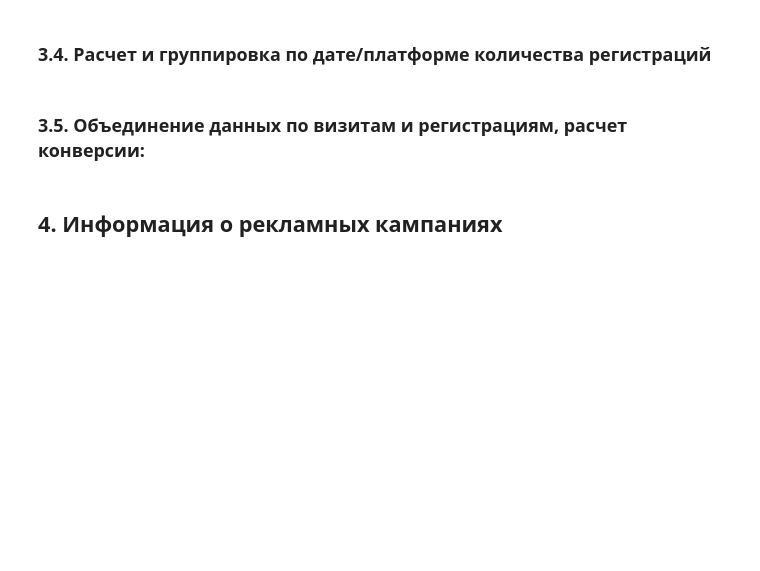
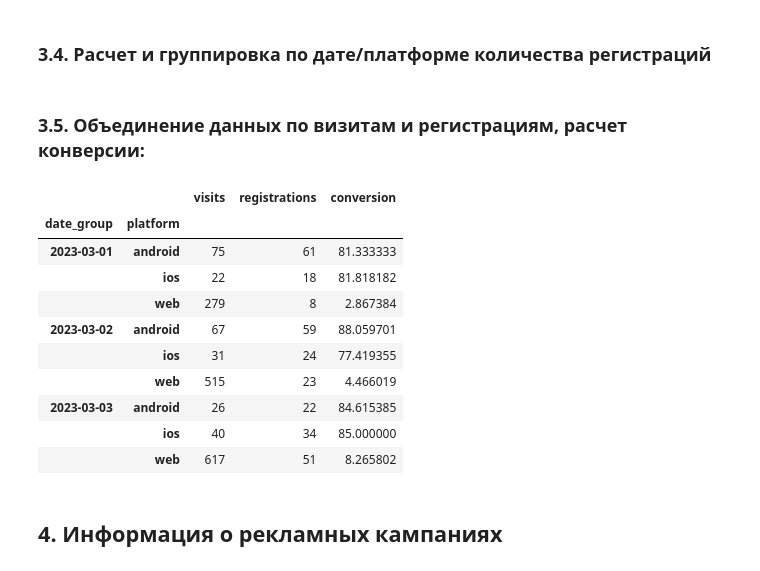
Before and after one commit to kostya2908/data-analytics-project-100, a Jupyter notebook: charts_project.ipynb, the cells around one changed output. Saved outputs shown, nothing was run; the diff lists cells and outputs as text; code cells hidden in the pictures; blank space fills up the shorter version.

```diff
--- a/charts_project.ipynb
+++ b/charts_project.ipynb
@@ -107,7 +136,19 @@ regs_grouped.set_index(['date_group', 'platform'], inplace=True)
 # %%
 conversion = vsts_grouped.join(regs_grouped['registrations'], on=['date_group', 'platform'])
 conversion['conversion'] = 100 * conversion['registrations'] / conversion['visits']
-#conversion.head()
+conversion.head(9)
+# %% [output]
+|  |  | visits | registrations | conversion |
+| date_group | platform |  |  |  |
+| 2023-03-01 | android | 75 | 61 | 81.333333 |
+|  | ios | 22 | 18 | 81.818182 |
+|  | web | 279 | 8 | 2.867384 |
+| 2023-03-02 | android | 67 | 59 | 88.059701 |
+|  | ios | 31 | 24 | 77.419355 |
+|  | web | 515 | 23 | 4.466019 |
+| 2023-03-03 | android | 26 | 22 | 84.615385 |
+|  | ios | 40 | 34 | 85.000000 |
+|  | web | 617 | 51 | 8.265802 |
 # %%
 conversion.to_json('conversion.json', orient='table')
 # %% [markdown]
```
Also changed, not shown: parts of 5 cells of this notebook, 4 other files.
